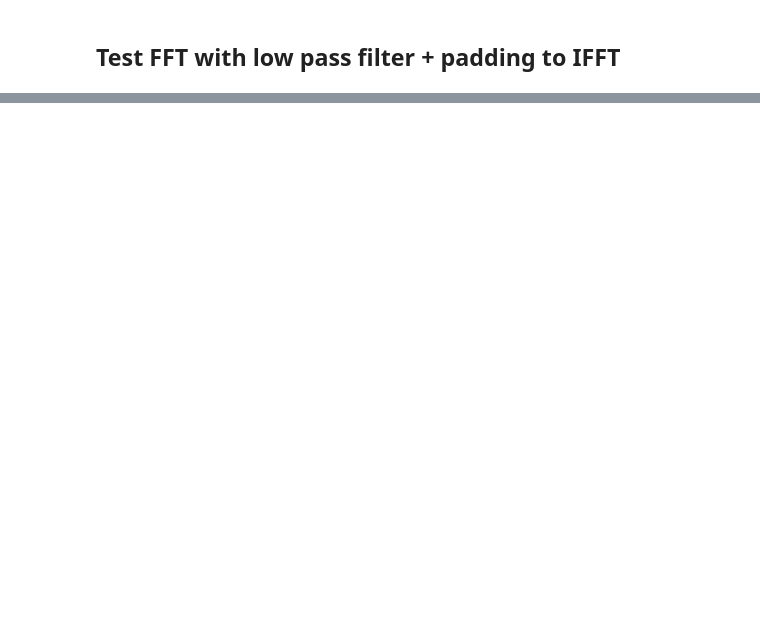
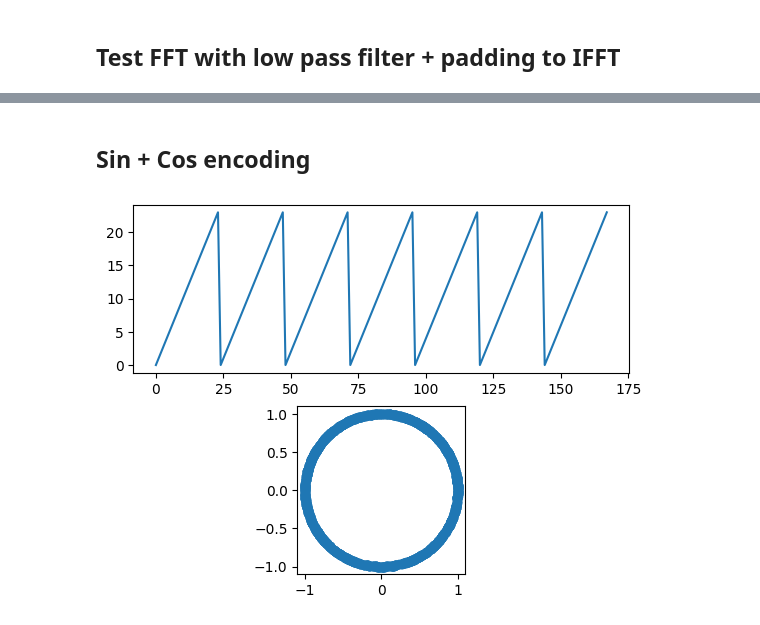
Before and after one commit to Hadar933/Thesis, a Jupyter notebook: playground.ipynb, the cells around one changed output, grey strips where cells are left out. Cells and saved outputs as stored; diff of their text form; code cells hidden in the pictures; blank space fills up the shorter version.

```diff
--- a/playground.ipynb
+++ b/playground.ipynb
@@ -262,3 +235,27 @@ plt.plot(padded_filtered_ifft[:,0].numpy(),label='padded ifft (feature 0)', line
 # plt.plot(padded_filtered_ifft[:,2].numpy(),label='padded ifft (feature 2)',	linestyle=':',color='blue',alpha=0.2)
 plt.legend()
 plt.show()
+# %% [markdown]
+## Sin + Cos encoding
+# %%
+def sin_encoding(data):
+    return torch.sin(2 * np.pi * data / (2*np.pi))
+
+
+def cos_encoding(data):
+    return torch.cos(2 * np.pi * data / (2*np.pi))
+# %%
+hours_of_the_week = torch.tensor([i for i in range(24)] * 7)
+_sin = sin_encoding(hours_of_the_week)
+_cos = cos_encoding(hours_of_the_week)
+# %%
+plt.subplot(2, 1, 1)
+plt.plot(hours_of_the_week,label='hours of the week')
+plt.subplot(2, 1, 2)
+plt.scatter(_sin,_cos,label='sin-cos encoding')
+# square plot:
+
+plt.gca().set_aspect('equal', adjustable='box')
+plt.show()
+# %% [output]
+[figure, added]
```
Also changed, not shown: parts of 13 cells of this notebook, 5 other files.
